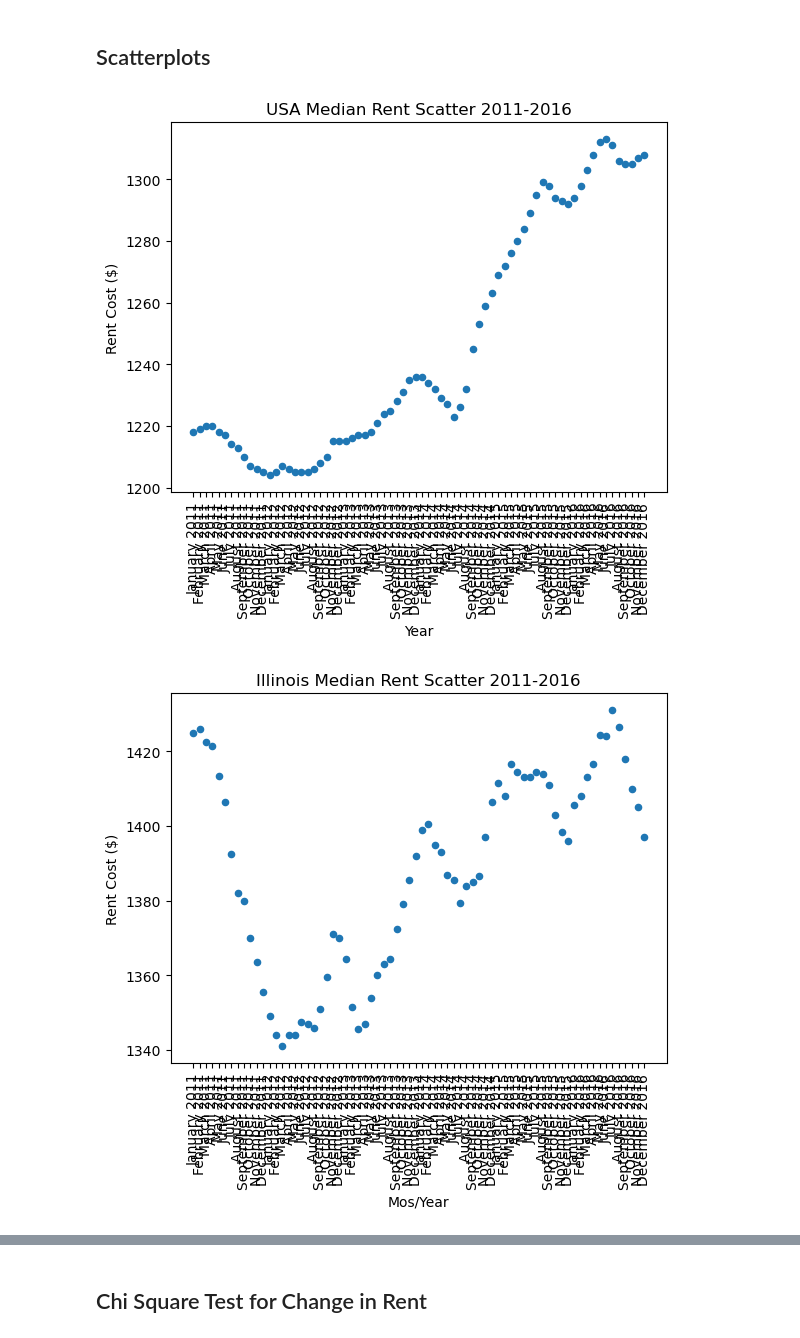
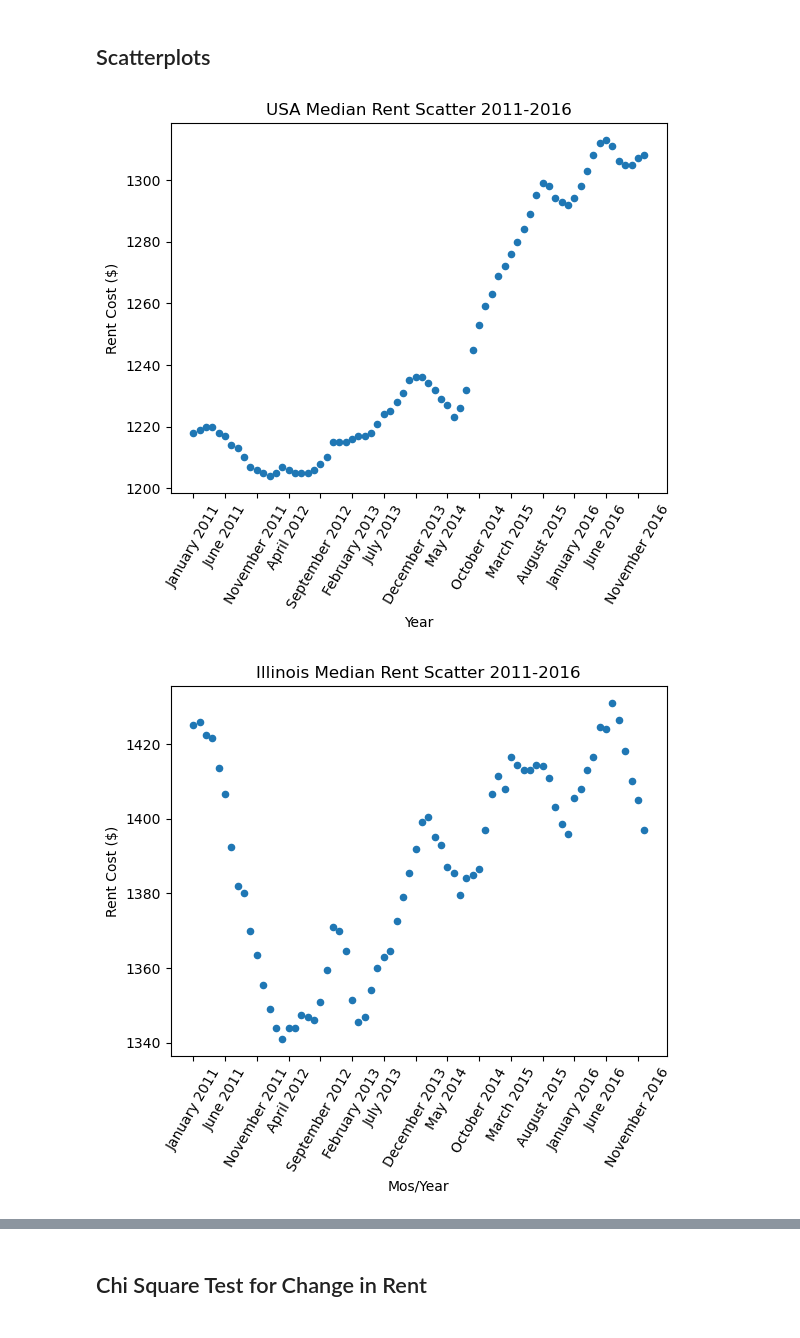
Before and after one commit to NoahShore/Group_7_Challenge_1, a Jupyter notebook: rent_data_analysis.ipynb, the cells around one changed output, grey strips where cells are left out. Cells and saved outputs as stored; diff of their text form; code cells hidden in the pictures.

```diff
--- a/rent_data_analysis.ipynb
+++ b/rent_data_analysis.ipynb
@@ -629,24 +629,28 @@ plt.show()
 ## Scatterplots
 # %%
 #Scatterplot to show USA median rent data over time
+#Used https://stackabuse.com/change-tick-frequency-in-matplotlib/
+#to help with spacing out x ticks
 USAdata={
     "Dates":columns_list,
     "Prices":US_med_list
 }
 
 USAdf=pd.DataFrame(USAdata)
 
 USAdf.plot(x ='Dates', y ='Prices', kind='scatter')
 plt.title("USA Median Rent Scatter 2011-2016")
 plt.xlabel("Year")
-plt.xticks(rotation=90)
+plt.xticks(np.arange(0, len(columns_list), 5),rotation=60)
 plt.ylabel("Rent Cost ($)")
 plt.savefig('Visualizations Outputs\\USA_Scatter.png')
 plt.show()
 # %% [output]
-[figure, old version]
+[figure, new version]
 # %%
 #Scatterplot to show IL median rent data over time
+#Used https://stackabuse.com/change-tick-frequency-in-matplotlib/
+#to help with spacing out x ticks
 illinoisdata={
     "Dates":columns_list,
     "Prices":IL_med_list
@@ -657,11 +661,11 @@ illinoisdf=pd.DataFrame(illinoisdata)
 illinoisdf.plot(x ='Dates', y ='Prices', kind='scatter')
 plt.title("Illinois Median Rent Scatter 2011-2016")
 plt.xlabel("Mos/Year")
-plt.xticks(rotation=90)
+plt.xticks(np.arange(0, len(columns_list), 5),rotation=60)
 plt.ylabel("Rent Cost ($)")
 plt.savefig('Visualizations Outputs\IL_Scatter.png')
 plt.show()
 # %% [output]
-[figure, old version]
+[figure, new version]
 # %%
 #Scatterplot to show CA median rent data overtime
```
Also changed, not shown: parts of 3 cells of this notebook, 6 other files.
